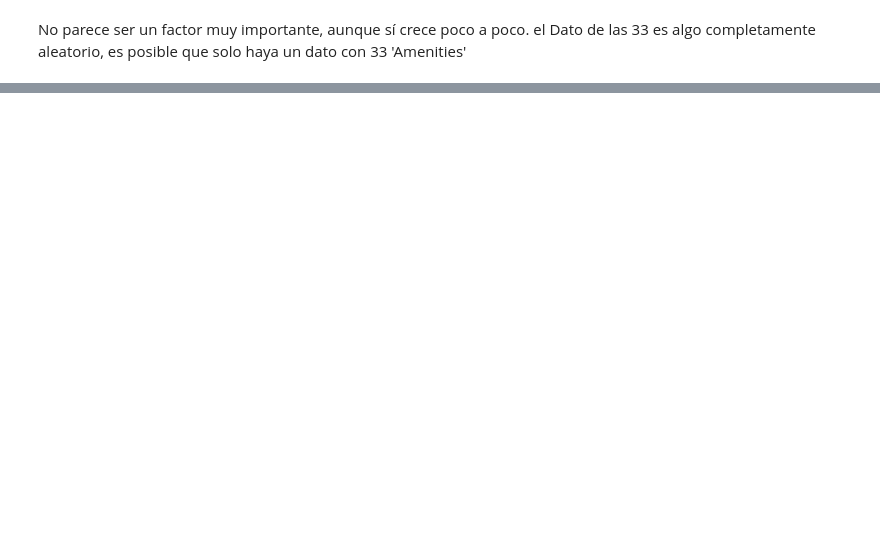
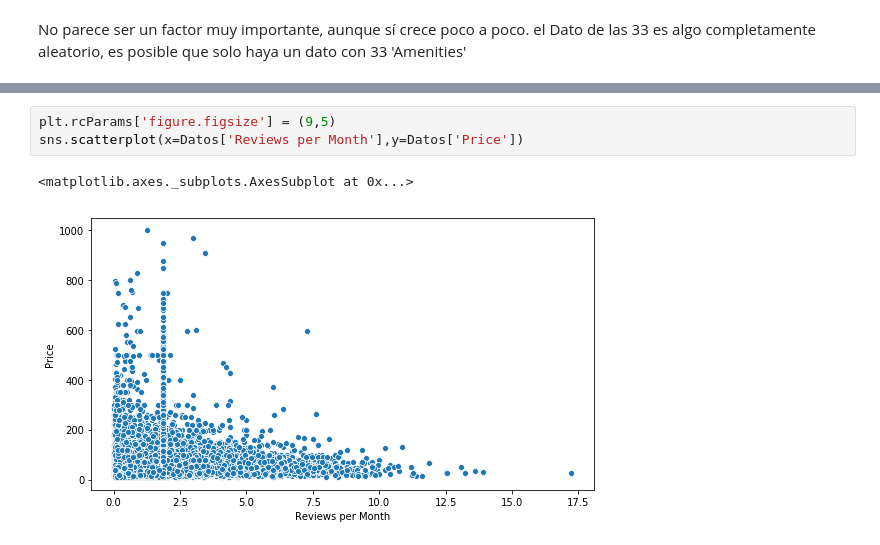
Before and after one commit to AlvaroML95/PRACTICA_FINAL, a Jupyter notebook: Practica Final.ipynb, the cells around one changed output, grey strips where cells are left out. Saved outputs shown, nothing was run; the diff lists cells and outputs as text; blank space fills up the shorter version.

```diff
--- a/Practica Final.ipynb
+++ b/Practica Final.ipynb
@@ -469,0 +591,6 @@ No parece ser un factor muy importante, aunque sí crece poco a poco. el Dato de
+# %%
+plt.rcParams['figure.figsize'] = (9,5)
+sns.scatterplot(x=Datos['Reviews per Month'],y=Datos['Price'])
+# %% [output]
+<matplotlib.axes._subplots.AxesSubplot at 0x...>
+[figure, added]
```
Also changed, not shown: parts of 62 cells of this notebook.
